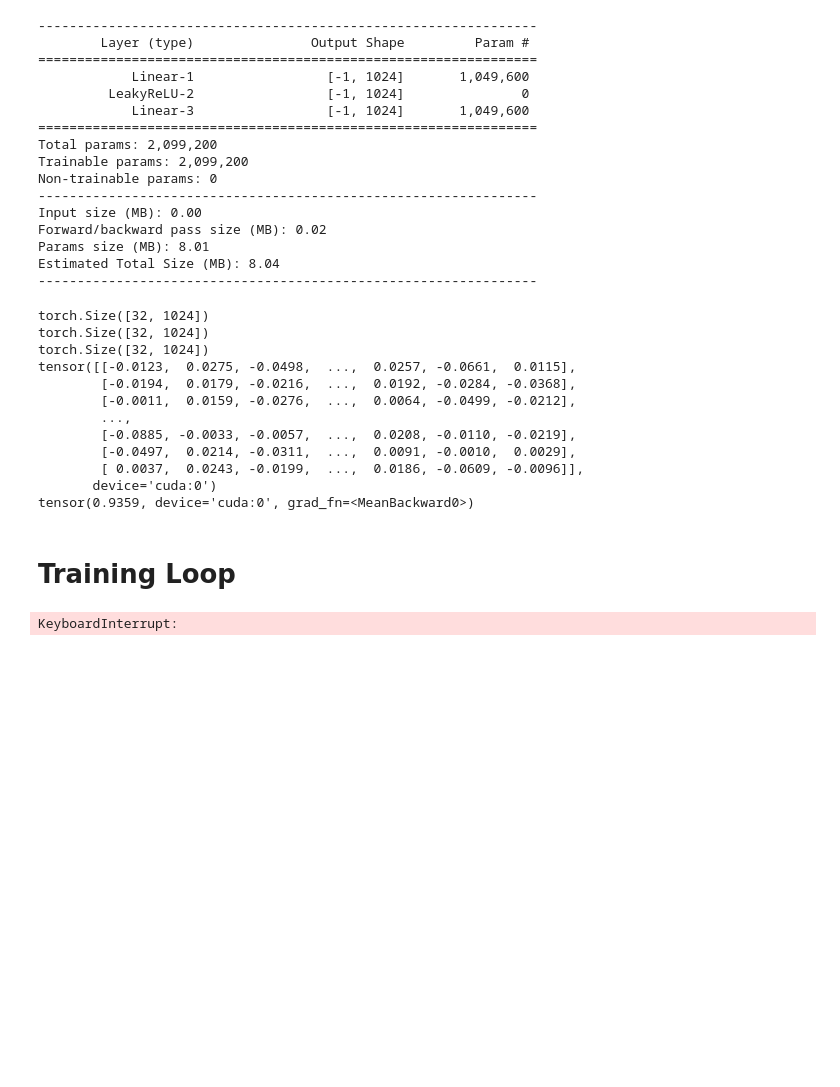
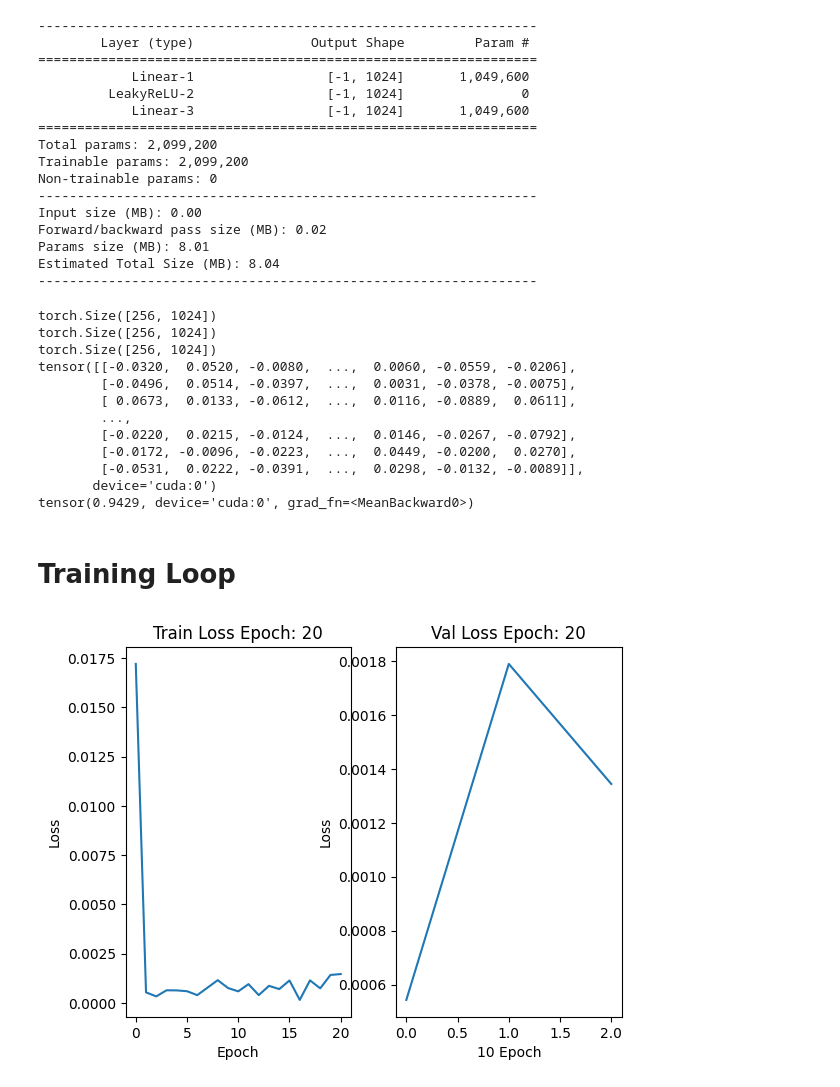
Before and after one commit to KorawutMing/drug-prediction, a Jupyter notebook: train.ipynb, the cells around one changed output. Saved outputs shown, nothing was run; the diff lists cells and outputs as text; code cells hidden in the pictures; blank space fills up the shorter version.

```diff
--- a/train.ipynb
+++ b/train.ipynb
@@ -137,12 +143,14 @@ print(len(tripletDataset))
 from torch.utils.data import DataLoader
 from sklearn.model_selection import train_test_split
 
+batch_size = 256
+
 tmp, test = train_test_split(tripletDataset, test_size=0.2)
 train, val = train_test_split(tmp, test_size=0.1)
 
-trainLoader = DataLoader(train, batch_size=32, shuffle=True)
-valLoader = DataLoader(val, batch_size=32, shuffle=False)
-testLoader = DataLoader(test, batch_size=32, shuffle=False)
+trainLoader = DataLoader(train, batch_size=batch_size, shuffle=True)
+valLoader = DataLoader(val, batch_size=batch_size, shuffle=False)
+testLoader = DataLoader(test, batch_size=batch_size, shuffle=False)
 # %%
 print(len(trainLoader), len(valLoader), len(testLoader))
 # %% [output]
@@ -229,18 +237,18 @@ for dat in trainLoader:
     print(loss)
     break
 # %% [output]
-torch.Size([32, 1024])
-torch.Size([32, 1024])
-torch.Size([32, 1024])
-tensor([[-0.0123,  0.0275, -0.0498,  ...,  0.0257, -0.0661,  0.0115],
-        [-0.0194,  0.0179, -0.0216,  ...,  0.0192, -0.0284, -0.0368],
-        [-0.0011,  0.0159, -0.0276,  ...,  0.0064, -0.0499, -0.0212],
+torch.Size([256, 1024])
+torch.Size([256, 1024])
+torch.Size([256, 1024])
+tensor([[-0.0320,  0.0520, -0.0080,  ...,  0.0060, -0.0559, -0.0206],
+        [-0.0496,  0.0514, -0.0397,  ...,  0.0031, -0.0378, -0.0075],
+        [ 0.0673,  0.0133, -0.0612,  ...,  0.0116, -0.0889,  0.0611],
         ...,
-        [-0.0885, -0.0033, -0.0057,  ...,  0.0208, -0.0110, -0.0219],
-        [-0.0497,  0.0214, -0.0311,  ...,  0.0091, -0.0010,  0.0029],
-        [ 0.0037,  0.0243, -0.0199,  ...,  0.0186, -0.0609, -0.0096]],
+        [-0.0220,  0.0215, -0.0124,  ...,  0.0146, -0.0267, -0.0792],
+        [-0.0172, -0.0096, -0.0223,  ...,  0.0449, -0.0200,  0.0270],
+        [-0.0531,  0.0222, -0.0391,  ...,  0.0298, -0.0132, -0.0089]],
        device='cuda:0')
-tensor(0.9359, device='cuda:0', grad_fn=<MeanBackward0>)
+tensor(0.9429, device='cuda:0', grad_fn=<MeanBackward0>)
 # %% [markdown]
 # Training Loop
 # %%
@@ -253,13 +261,11 @@ from IPython.display import clear_output
 train_losses = []
 val_losses = []
 
-for epoch in tqdm(range(EPOCH)):
-    # clear display
-    clear_output(wait=True)
+for epoch in range(EPOCH):
 
     MODEL.train()
     epoch_loss = []
-    for i, (anchor, positive, negative) in enumerate(trainLoader):
+    for i, (anchor, positive, negative) in tqdm(enumerate(trainLoader)):
         anchor, positive, negative = anchor.to(DEVICE), positive.to(DEVICE), negative.to(DEVICE)
         OPTIMIZER.zero_grad()
         anchor = MODEL(anchor)
@@ -274,34 +280,37 @@ for epoch in tqdm(range(EPOCH)):
     train_losses.append(np.mean(epoch_loss))
 
     if epoch % EVALUATION_INTERVAL == 0:
         MODEL.eval()
         epoch_loss = []
         with torch.no_grad():
-            for i, (anchor, positive, negative) in enumerate(valLoader):
+            for i, (anchor, positive, negative) in tqdm(enumerate(valLoader)):
                 anchor, positive, negative = anchor.to(DEVICE), positive.to(DEVICE), negative.to(DEVICE)
                 anchor = MODEL(anchor)
                 positive = MODEL(positive)
                 negative = MODEL(negative)
                 loss = CRITERION(anchor, positive, negative)
                 # print(f'Epoch: {epoch}, Batch: {i}, Loss: {loss.item()}')
                 batch_loss = loss.item()
                 epoch_loss.append(batch_loss)
         val_losses.append(np.mean(epoch_loss))
 
     if epoch % SAVE_INTERVAL == 0:
         torch.save(MODEL.state_dict(), f'./model/model_{epoch}.pth')
 
+    # clear display
+    clear_output(wait=True)
+
     # plot
     plt.subplot(1, 2, 1)
     plt.plot(train_losses)
-    plt.title('Train Loss')
+    plt.title(f'Train Loss Epoch: {epoch}')
     plt.xlabel('Epoch')
     plt.ylabel('Loss')
     plt.subplot(1, 2, 2)
     plt.plot(val_losses)
-    plt.title('Val Loss')
+    plt.title(f'Val Loss Epoch: {epoch}')
     plt.xlabel('10 Epoch')
     plt.ylabel('Loss')
     plt.show()
 # %% [output]
-KeyboardInterrupt:
+[figure, added]
```
Also changed, not shown: parts of 3 cells of this notebook, 2 other files.
